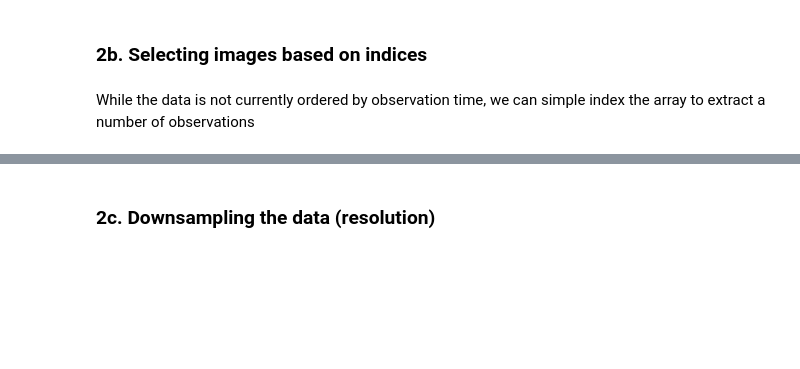
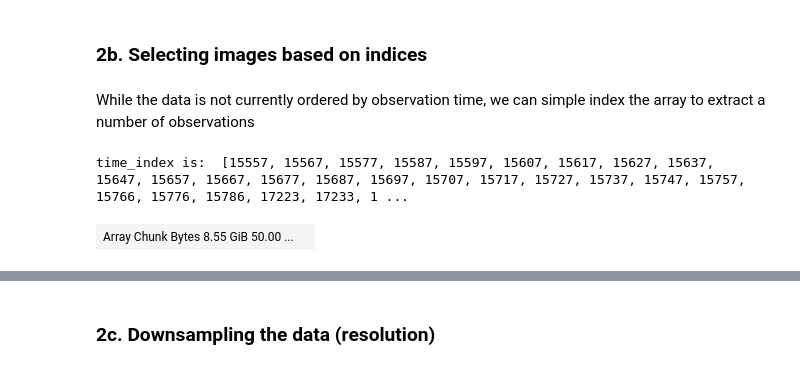
Before and after one commit to aishstronomer/flare-finder, a Jupyter notebook: sdoml_dataset_colab_aws_ask.ipynb, the cells around one changed output, grey strips where cells are left out. Drawn from its saved outputs; the diff is of its cells as text; code cells hidden in the pictures; blank space fills up the shorter version.

Commit message:
with Harsh, got to time indexes

```diff
--- a/sdoml_dataset_colab_aws_ask.ipynb
+++ b/sdoml_dataset_colab_aws_ask.ipynb
@@ -226,18 +228,16 @@ selected_times = pd.date_range(
 # %%
 # selected_index is finding all the dates available in df_time['Time'] which is
 # in the actual data and the hourly time_index that I've created in selected_times
 
-selected_index = []
-for i in selected_times[None:None]:
-  # print(i)
-  selected_index.append(np.argmin(abs(df_time["Time"] - i)))
-# may be a more efficient way of doing this
-print('selected_index is: ', selected_index)
+time_index = []
+for selected_time in selected_times[None:None]:
+  time_index.append(np.argmin(abs(df_time["Time"] - selected_time)))
 
-# keep only elements in selected_index that are greater than zero - but why?
-time_index = list(filter(lambda x: x > 0, selected_index))
 print('time_index is: ', time_index)
 
 da.from_array(data)[time_index, :, :]
+# %% [output]
+time_index is:  [15557, 15567, 15577, 15587, 15597, 15607, 15617, 15627, 15637, 15647, 15657, 15667, 15677, 15687, 15697, 15707, 15717, 15727, 15737, 15747, 15757, 15766, 15776, 15786, 17223, 17233, 1 ...
+| Array Chunk Bytes 8.55 GiB 50.00 ... |  |
 # %%
 df_time["Time"][time_index]
```
Also changed, not shown: parts of 18 cells of this notebook.
